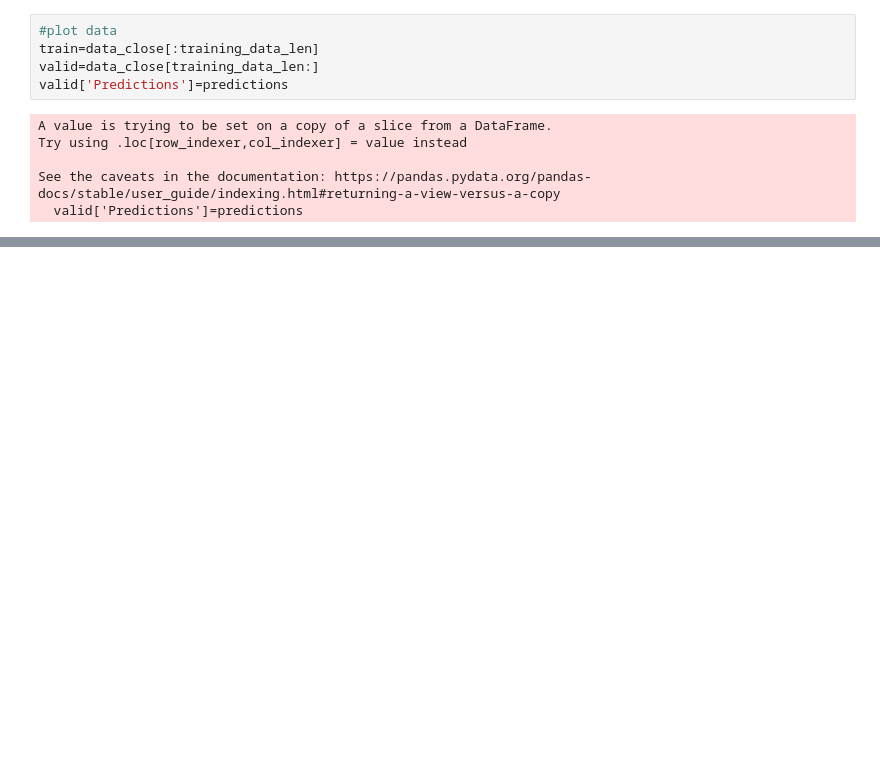
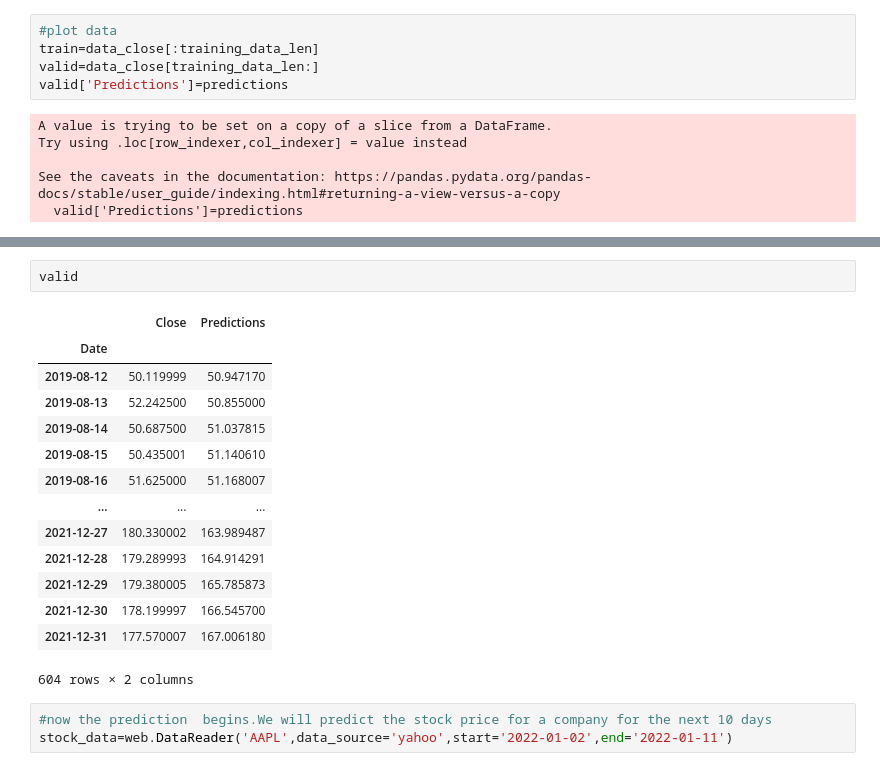
Before and after one commit to TheSaltisHere/Stock-Market-Prediction, a Jupyter notebook: main.ipynb, the cells around one changed output, grey strips where cells are left out. Drawn from its saved outputs; the diff is of its cells as text; blank space fills up the shorter version.

```diff
--- a/main.ipynb
+++ b/main.ipynb
@@ -160,0 +161,20 @@ KeyError: ('Close', 'Predictions')
+# %%
+valid
+# %% [output]
+|  | Close | Predictions |
+| Date |  |  |
+| 2019-08-12 | 50.119999 | 50.947170 |
+| 2019-08-13 | 52.242500 | 50.855000 |
+| 2019-08-14 | 50.687500 | 51.037815 |
+| 2019-08-15 | 50.435001 | 51.140610 |
+| 2019-08-16 | 51.625000 | 51.168007 |
+| ... | ... | ... |
+| 2021-12-27 | 180.330002 | 163.989487 |
+| 2021-12-28 | 179.289993 | 164.914291 |
+| 2021-12-29 | 179.380005 | 165.785873 |
+| 2021-12-30 | 178.199997 | 166.545700 |
+| 2021-12-31 | 177.570007 | 167.006180 |
+604 rows × 2 columns
+# %%
+#now the prediction  begins.We will predict the stock price for a company for the next 10 days
+stock_data=web.DataReader('AAPL',data_source='yahoo',start='2022-01-02',end='2022-01-11')
```
Also changed, not shown: parts of 4 cells of this notebook.
